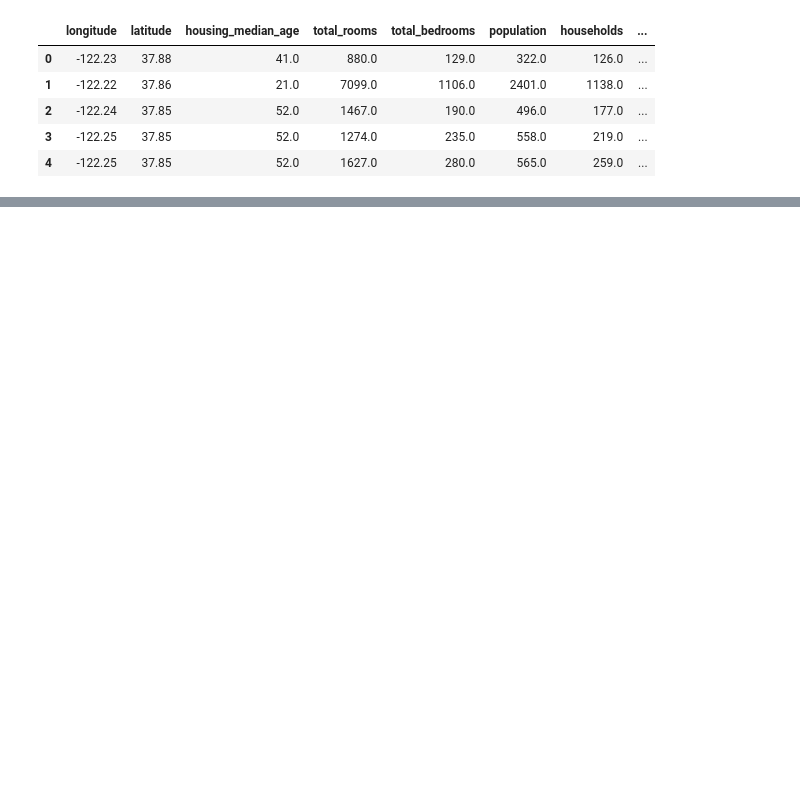
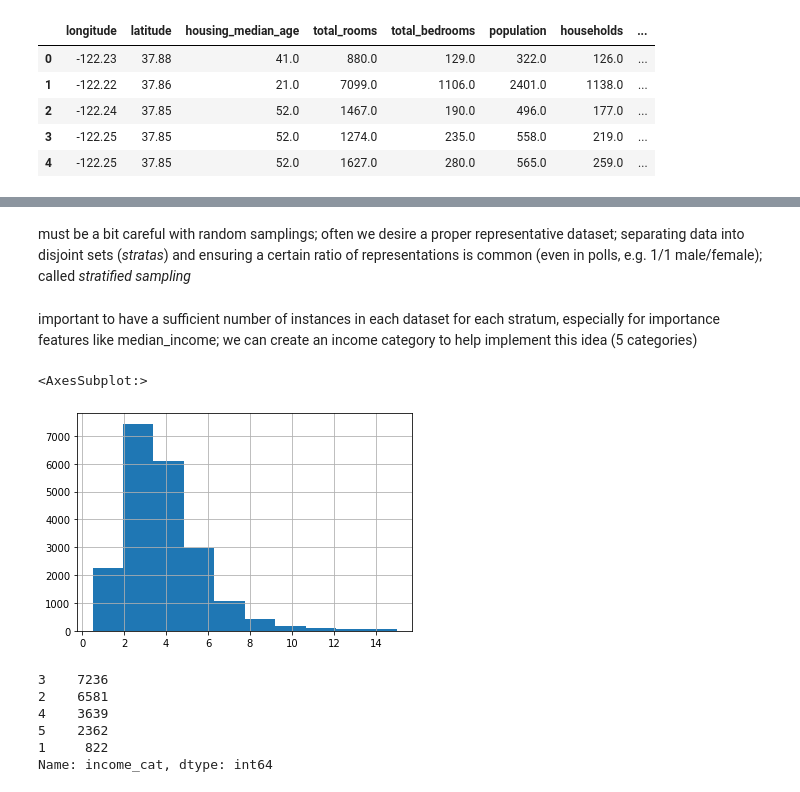
Before and after one commit to phelps-matthew/Coding-Exercises, a Jupyter notebook: ml/geron/02-End_to_end_ML_Project.ipynb, the cells around one changed output, grey strips where cells are left out. Saved outputs shown, nothing was run; the diff lists cells and outputs as text; code cells hidden in the pictures; blank space fills up the shorter version.

```diff
--- a/ml/geron/02-End_to_end_ML_Project.ipynb
+++ b/ml/geron/02-End_to_end_ML_Project.ipynb
@@ -42,0 +194,21 @@ housing.head()
+# %% [markdown]
+must be a bit careful with random samplings; often we desire a proper representative dataset; separating data into disjoint sets (*stratas*) and ensuring a certain ratio of representations is common (even in polls, e.g. 1/1 male/female); called *stratified sampling*
+# %% [markdown]
+important to have a sufficient number of instances in each dataset for each stratum, especially for importance features like median_income; we can create an income category to help implement this idea (5 categories)
+# %%
+housing["median_income"].hist()
+# %% [output]
+<AxesSubplot:>
+[figure, added]
+# %%
+housing["income_cat"] = pd.cut(housing["median_income"],
+                               bins=[0., 1.5, 3.0, 4.5, 6., np.inf],
+                               labels=[1, 2, 3, 4, 5])
+housing["income_cat"].value_counts()
+# %% [output]
+3    7236
+2    6581
+4    3639
+5    2362
+1     822
+Name: income_cat, dtype: int64
```
Also changed, not shown: parts of 47 cells of this notebook.
